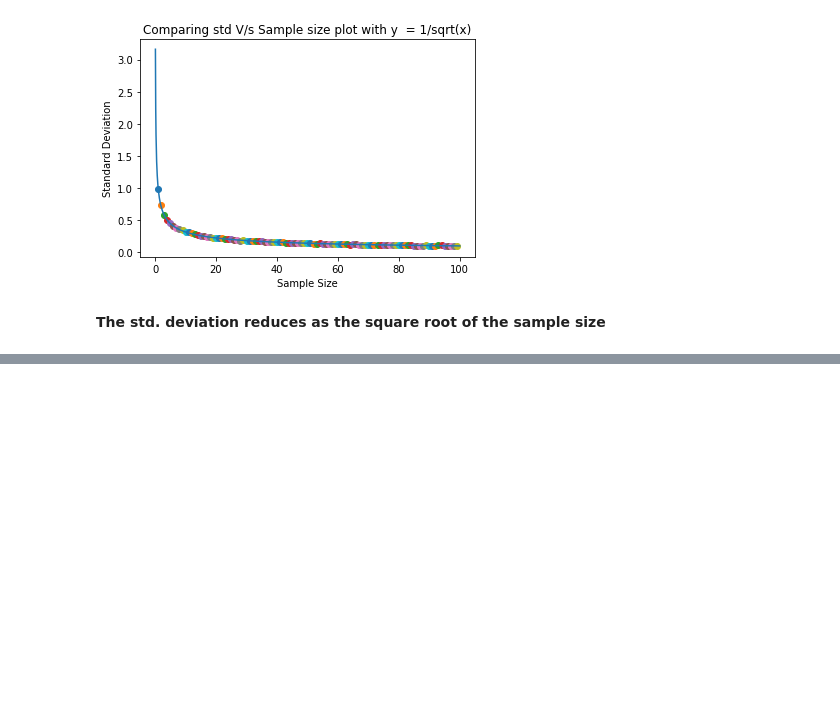
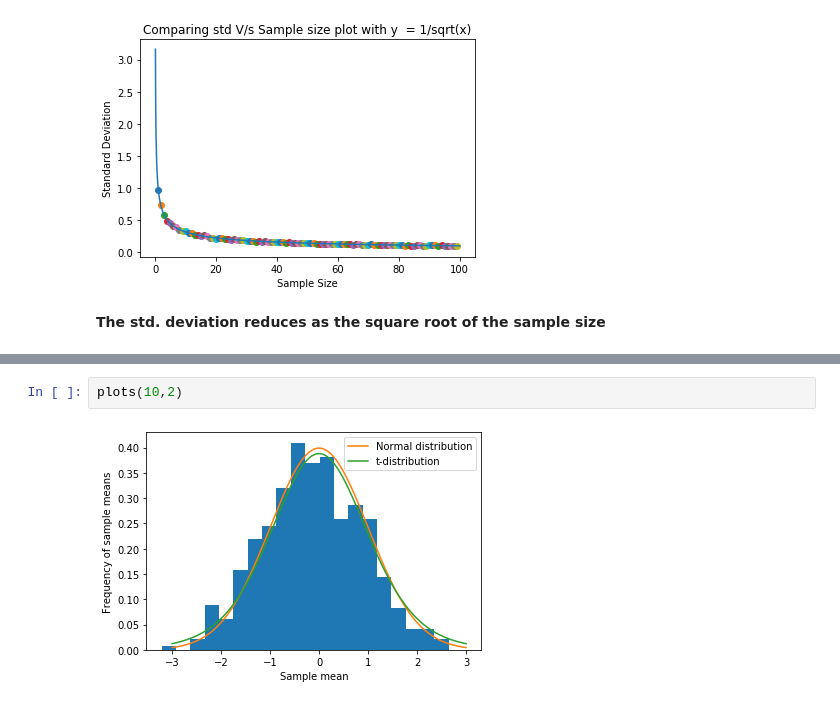
Before and after one commit to muskanbhatt2355/Data-Analysis-and-Interpretation---AE102, a Jupyter notebook: a3-180260021.ipynb, the cells around one changed output, grey strips where cells are left out. Cells and saved outputs as stored; diff of their text form; blank space fills up the shorter version.

```diff
--- a/a3-180260021.ipynb
+++ b/a3-180260021.ipynb
@@ -187,0 +244,4 @@ SyntaxError: invalid syntax (<ipython-input-26-58104457ab12>, line 9)
+# %%
+plots(10,2)
+# %% [output]
+[figure, added]
```
Also changed, not shown: parts of 51 cells of this notebook.
